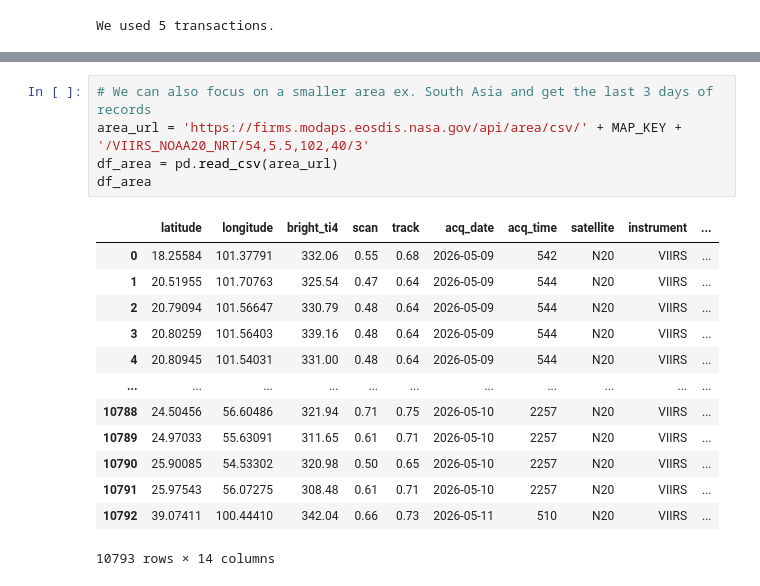
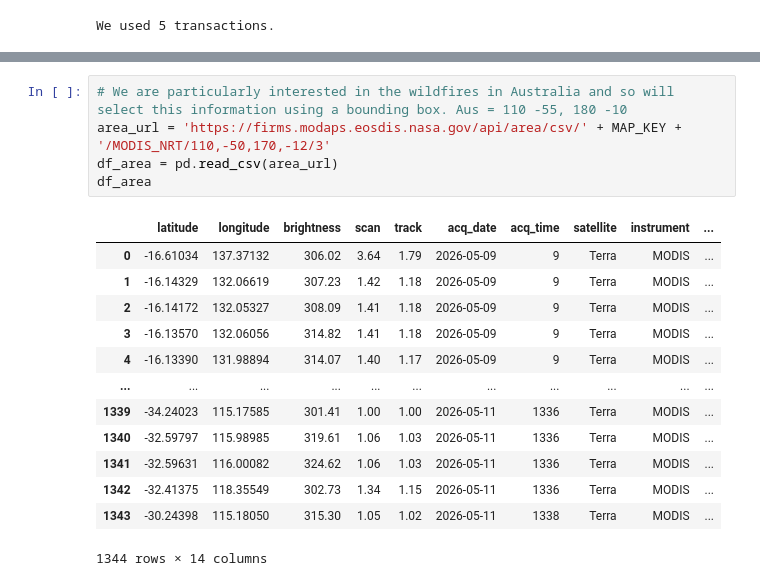
Before and after one commit to liamedgeworth/Wildfires_SDS210, a Jupyter notebook: notebooks/wildfires.ipynb, the cells around one changed output, grey strips where cells are left out. Saved outputs shown, nothing was run; the diff lists cells and outputs as text.

```diff
--- a/notebooks/wildfires.ipynb
+++ b/notebooks/wildfires.ipynb
@@ -110,19 +112,19 @@ We used 36 transactions.
 # %%
-# We can also focus on a smaller area ex. South Asia and get the last 3 days of records
-area_url = 'https://firms.modaps.eosdis.nasa.gov/api/area/csv/' + MAP_KEY + '/VIIRS_NOAA20_NRT/54,5.5,102,40/3'
+# We are particularly interested in the wildfires in Australia and so will select this information using a bounding box. Aus = 110 -55, 180 -10
+area_url = 'https://firms.modaps.eosdis.nasa.gov/api/area/csv/' + MAP_KEY + '/MODIS_NRT/110,-50,170,-12/3'
 df_area = pd.read_csv(area_url)
 df_area
 # %% [output]
-|  | latitude | longitude | bright_ti4 | scan | track | acq_date | acq_time | satellite | instrument | ... |
-| 0 | 18.25584 | 101.37791 | 332.06 | 0.55 | 0.68 | 2026-05-09 | 542 | N20 | VIIRS | ... |
-| 1 | 20.51955 | 101.70763 | 325.54 | 0.47 | 0.64 | 2026-05-09 | 544 | N20 | VIIRS | ... |
-| 2 | 20.79094 | 101.56647 | 330.79 | 0.48 | 0.64 | 2026-05-09 | 544 | N20 | VIIRS | ... |
-| 3 | 20.80259 | 101.56403 | 339.16 | 0.48 | 0.64 | 2026-05-09 | 544 | N20 | VIIRS | ... |
-| 4 | 20.80945 | 101.54031 | 331.00 | 0.48 | 0.64 | 2026-05-09 | 544 | N20 | VIIRS | ... |
+|  | latitude | longitude | brightness | scan | track | acq_date | acq_time | satellite | instrument | ... |
+| 0 | -16.61034 | 137.37132 | 306.02 | 3.64 | 1.79 | 2026-05-09 | 9 | Terra | MODIS | ... |
+| 1 | -16.14329 | 132.06619 | 307.23 | 1.42 | 1.18 | 2026-05-09 | 9 | Terra | MODIS | ... |
+| 2 | -16.14172 | 132.05327 | 308.09 | 1.41 | 1.18 | 2026-05-09 | 9 | Terra | MODIS | ... |
+| 3 | -16.13570 | 132.06056 | 314.82 | 1.41 | 1.18 | 2026-05-09 | 9 | Terra | MODIS | ... |
+| 4 | -16.13390 | 131.98894 | 314.07 | 1.40 | 1.17 | 2026-05-09 | 9 | Terra | MODIS | ... |
 | ... | ... | ... | ... | ... | ... | ... | ... | ... | ... | ... |
-| 10788 | 24.50456 | 56.60486 | 321.94 | 0.71 | 0.75 | 2026-05-10 | 2257 | N20 | VIIRS | ... |
-| 10789 | 24.97033 | 55.63091 | 311.65 | 0.61 | 0.71 | 2026-05-10 | 2257 | N20 | VIIRS | ... |
-| 10790 | 25.90085 | 54.53302 | 320.98 | 0.50 | 0.65 | 2026-05-10 | 2257 | N20 | VIIRS | ... |
-| 10791 | 25.97543 | 56.07275 | 308.48 | 0.61 | 0.71 | 2026-05-10 | 2257 | N20 | VIIRS | ... |
-| 10792 | 39.07411 | 100.44410 | 342.04 | 0.66 | 0.73 | 2026-05-11 | 510 | N20 | VIIRS | ... |
+| 1339 | -34.24023 | 115.17585 | 301.41 | 1.00 | 1.00 | 2026-05-11 | 1336 | Terra | MODIS | ... |
+| 1340 | -32.59797 | 115.98985 | 319.61 | 1.06 | 1.03 | 2026-05-11 | 1336 | Terra | MODIS | ... |
+| 1341 | -32.59631 | 116.00082 | 324.62 | 1.06 | 1.03 | 2026-05-11 | 1336 | Terra | MODIS | ... |
+| 1342 | -32.41375 | 118.35549 | 302.73 | 1.34 | 1.15 | 2026-05-11 | 1336 | Terra | MODIS | ... |
+| 1343 | -30.24398 | 115.18050 | 315.30 | 1.05 | 1.02 | 2026-05-11 | 1338 | Terra | MODIS | ... |
-10793 rows × 14 columns
+1344 rows × 14 columns
```
Also changed, not shown: parts of 6 cells of this notebook, 1 other file.
